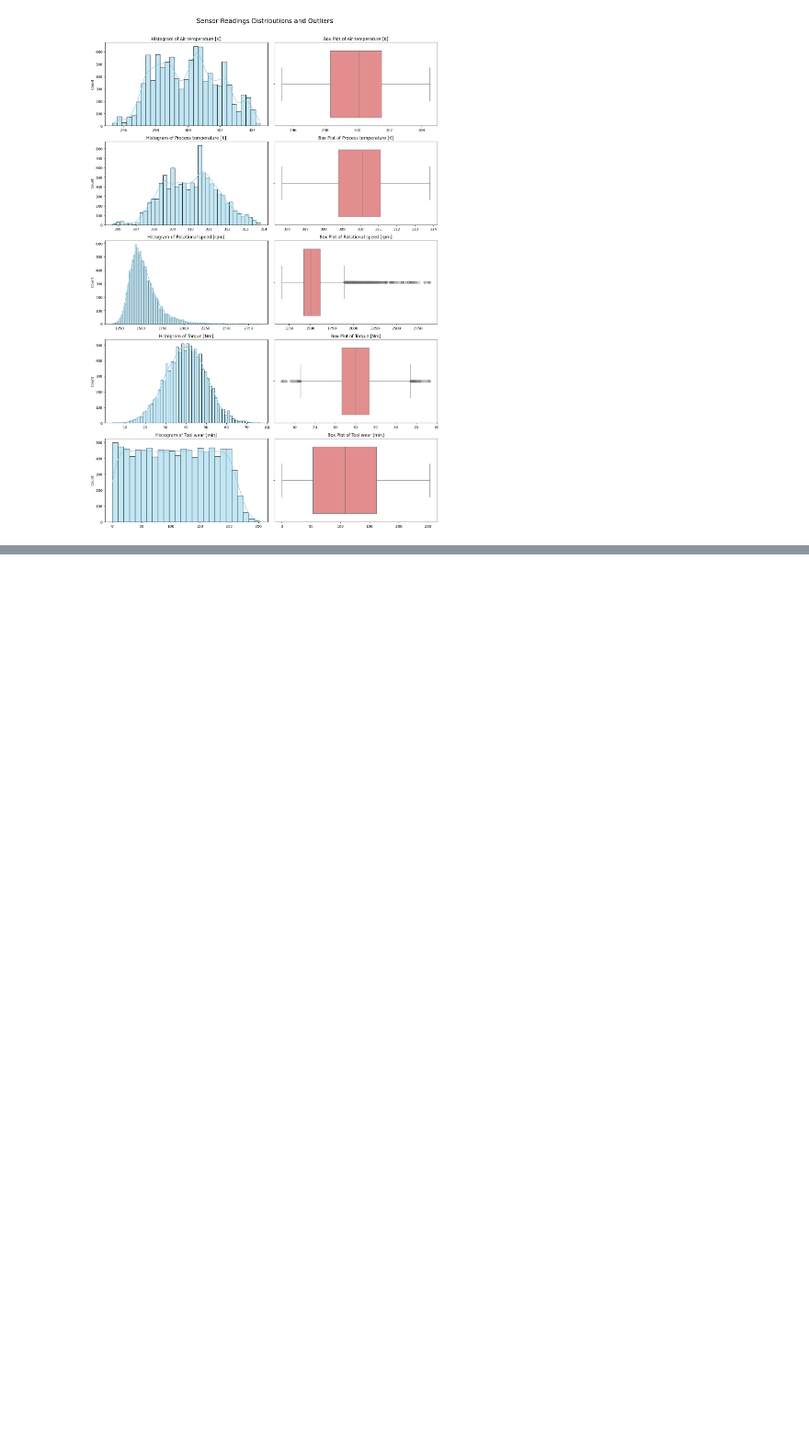
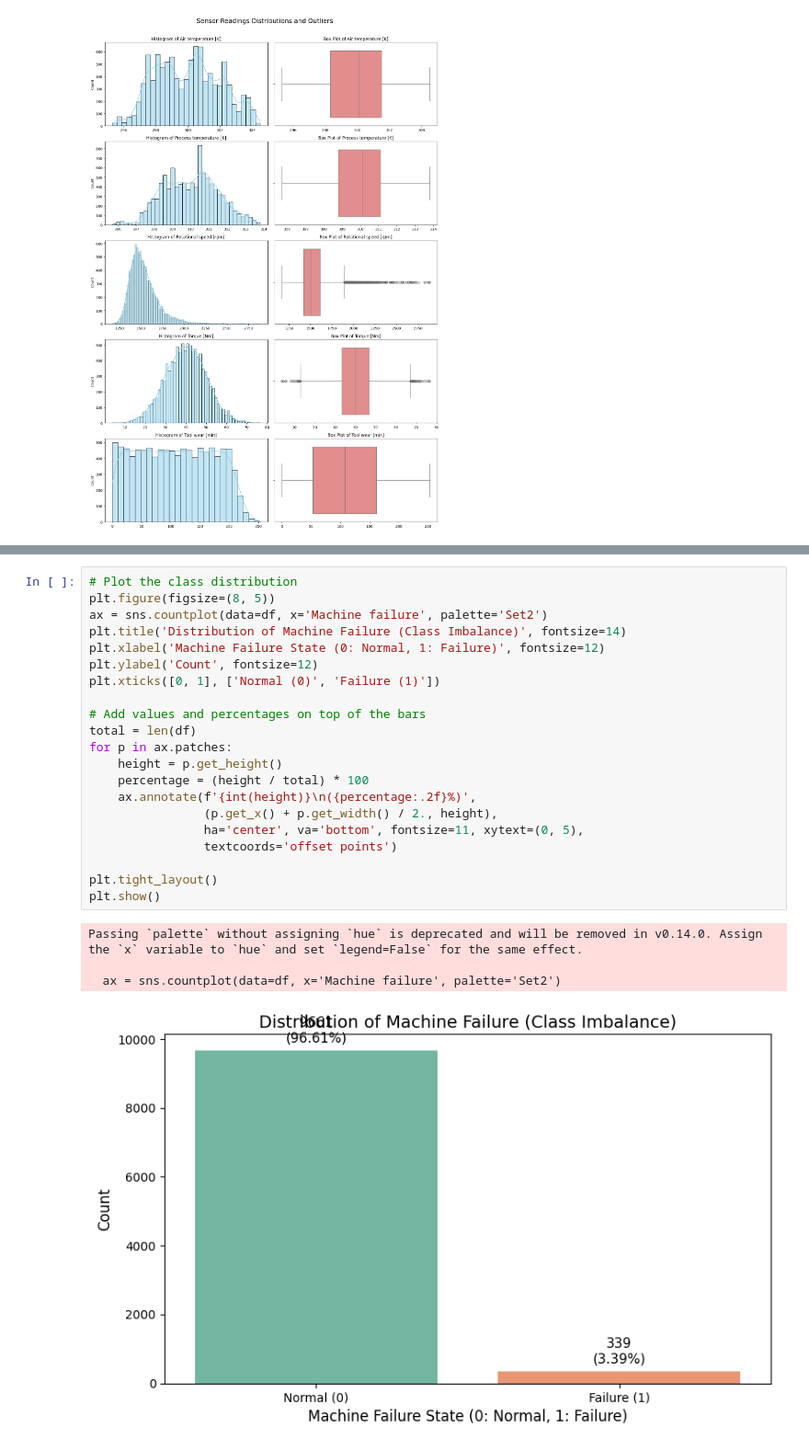
Before and after one commit to suryansh24-coder/Machine-Learning-Journey, a Jupyter notebook: Dataset_prepration.ipynb, the cells around one changed output, grey strips where cells are left out. Shown at 92% size. Drawn from its saved outputs; the diff is of its cells as text; blank space fills up the shorter version.

```diff
--- a/Dataset_prepration.ipynb
+++ b/Dataset_prepration.ipynb
@@ -134,0 +150,26 @@ plt.show()
+# %%
+# Plot the class distribution
+plt.figure(figsize=(8, 5))
+ax = sns.countplot(data=df, x='Machine failure', palette='Set2')
+plt.title('Distribution of Machine Failure (Class Imbalance)', fontsize=14)
+plt.xlabel('Machine Failure State (0: Normal, 1: Failure)', fontsize=12)
+plt.ylabel('Count', fontsize=12)
+plt.xticks([0, 1], ['Normal (0)', 'Failure (1)'])
+
+# Add values and percentages on top of the bars
+total = len(df)
+for p in ax.patches:
+    height = p.get_height()
+    percentage = (height / total) * 100
+    ax.annotate(f'{int(height)}\n({percentage:.2f}%)',
+                (p.get_x() + p.get_width() / 2., height),
+                ha='center', va='bottom', fontsize=11, xytext=(0, 5),
+                textcoords='offset points')
+
+plt.tight_layout()
+plt.show()
+# %% [output]
+Passing `palette` without assigning `hue` is deprecated and will be removed in v0.14.0. Assign the `x` variable to `hue` and set `legend=False` for the same effect.
+
+  ax = sns.countplot(data=df, x='Machine failure', palette='Set2')
+[figure, added]
```
Also changed, not shown: parts of 3 cells of this notebook.
